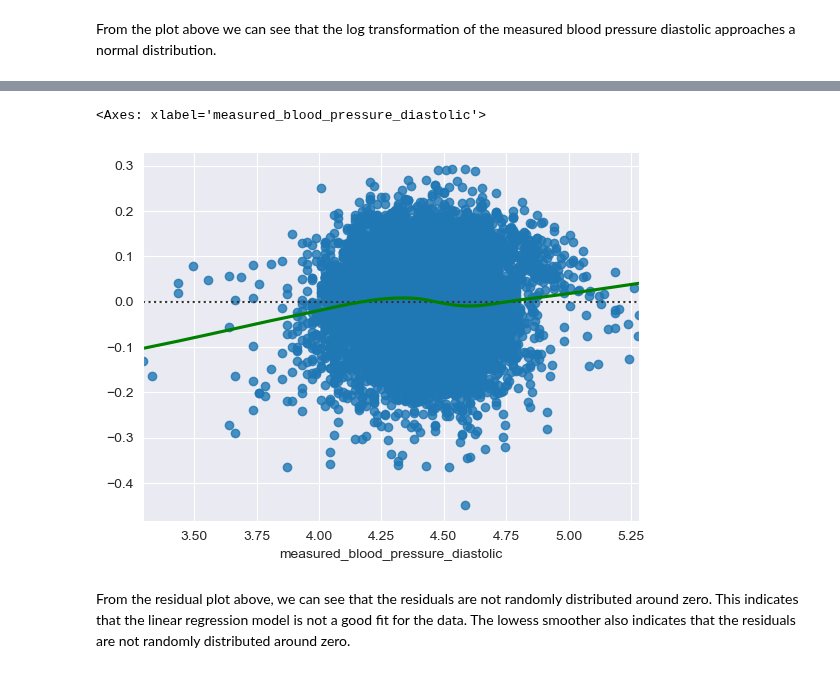
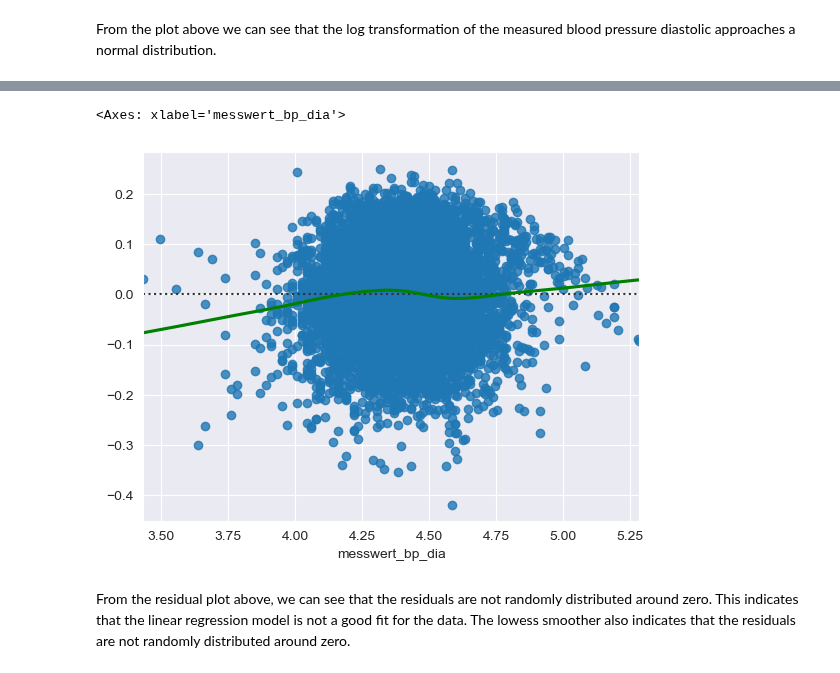
Before and after one commit to farrukh-ahmed/Case-Studies---Project-1, a Jupyter notebook: Notebooks/Week04-linear-models-Aymane.ipynb, the cells around one changed output, grey strips where cells are left out. Cells and saved outputs as stored; diff of their text form; code cells hidden in the pictures.

Commit message:
changes so far without best subset selection

```diff
--- a/Notebooks/Week04-linear-models-Aymane.ipynb
+++ b/Notebooks/Week04-linear-models-Aymane.ipynb
@@ -239,6 +128,6 @@ plt.show()
 # %%
 # transform the measured blood pressure diastolic so that it can be normally distributed:
 import numpy as np
-data_df['measured_blood_pressure_diastolic'] = np.sqrt(data_df['measured_blood_pressure_diastolic'])
+data_df['messwert_bp_dia'] = np.sqrt(data_df['messwert_bp_dia'])
 # %%
 # visualize the distribution of the measured blood pressure diastolic after the transformation:
@@ -264,9 +153,9 @@ plt.show()
 [figure]
 # %%
 # regress back to the original measured blood pressure diastolic:
-data_df['measured_blood_pressure_diastolic'] = data_df['measured_blood_pressure_diastolic']**2
+data_df['messwert_bp_dia'] = data_df['messwert_bp_dia']**2
 # Apply log transformation on the measured blood pressure diastolic:
-data_df['measured_blood_pressure_diastolic'] = np.log(data_df['measured_blood_pressure_diastolic'])
+data_df['messwert_bp_dia'] = np.log(data_df['messwert_bp_dia'])
 # %%
 # visualize the qq plot of the measured blood pressure diastolic after the log transformation:
 from scipy import stats
@@ -299,13 +189,0 @@ memory usage: 2.4+ MB
-# %%
-# transform age type from Int64 to int64:
-data_df['age'] = data_df['age'].astype('int64')
-data_df['birth_year'] = data_df['birth_year'].astype('int64')
-data_df['condition'] = data_df['condition'].astype('int64')
-
-# transform bool variables to int64:
-data_df['is_local_resident'] = data_df['is_local_resident'].astype('int64')
-data_df['known_blood_sugar'] = data_df['known_blood_sugar'].astype('int64')
-data_df['known_cholesterol'] = data_df['known_cholesterol'].astype('int64')
-data_df['in_treatment'] = data_df['in_treatment'].astype('int64')
-
-data_df.head()
@@ -368,0 +190,20 @@ strong multicollinearity problems or that the design matrix is singular.
+# %%
+# fit a linear regression model to the measured blood pressure diastolic:
+from sklearn.model_selection import train_test_split
+import statsmodels.api as sm
+from helper_functions import separate_target
+
+# dummy code the categorical variables:
+encoded_data = encode_data(data_df, cat_features, num_featurses)
+encoded_train_set, encoded_test_set = train_test_split(encoded_data, test_size=0.3)
+
+target = 'messwert_bp_dia'
+x_train_dia, y_train_dia = separate_target(encoded_train_set, target)
+x_test_dia, y_test_dia = separate_target(encoded_test_set, target)
+
+x_train_sm_dia = sm.add_constant(x_train_dia)
+x_test_sm_dia = sm.add_constant(x_test_dia)
+
+model_dia = sm.OLS(y_train_dia, x_train_sm_dia.astype(float)).fit()
+
+print(model_dia.summary())
@@ -369,9 +228,9 @@ strong multicollinearity problems or that the design matrix is singular.
 # %%
 # residual plot for the measured blood pressure diastolic with lowess smoother:
-sns.residplot(x=data_df['measured_blood_pressure_diastolic'], y=model.resid, lowess=True, line_kws=dict(color="g"))
+sns.residplot(x=y_train_dia, y=model_dia.resid, lowess=True, line_kws=dict(color="g"))
 # %% [output]
-<Axes: xlabel='measured_blood_pressure_diastolic'>
+<Axes: xlabel='messwert_bp_dia'>
-[figure, old version]
+[figure, new version]
 # %% [markdown]
 From the residual plot above, we can see that the residuals are not randomly distributed around zero. This indicates that the linear regression model is not a good fit for the data. The lowess smoother also indicates that the residuals are not randomly distributed around zero.
 # %% [markdown]
```
Also changed, not shown: parts of 31 cells of this notebook, 2 other files.
